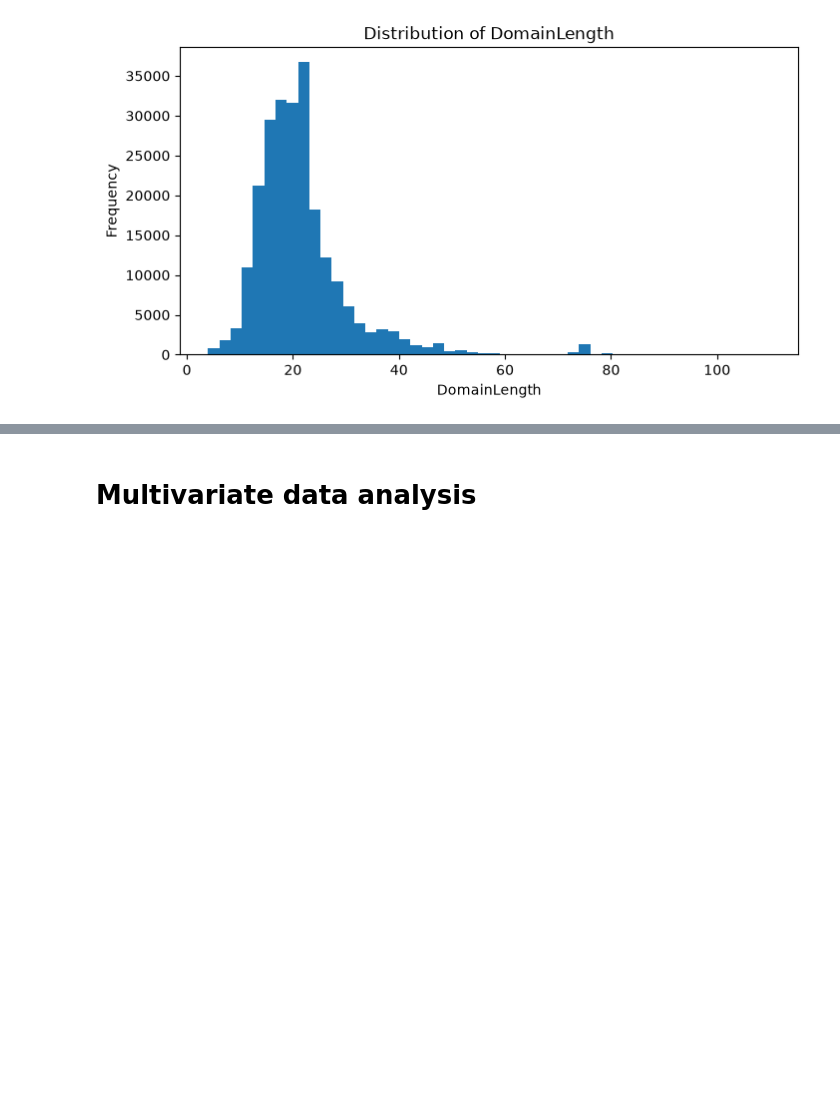
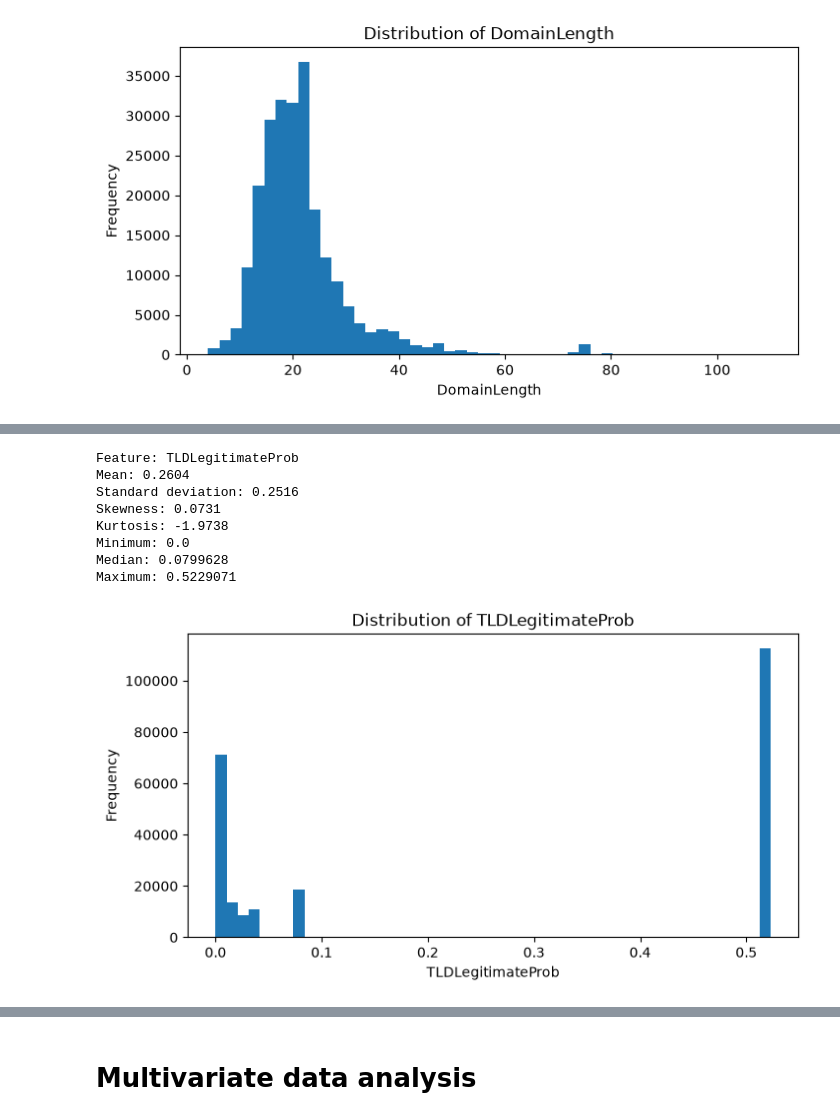
Before and after one commit to luiz-matoso/phiusiil-phishing-analysis, a Jupyter notebook: notebooks/notebook.ipynb, the cells around one changed output, grey strips where cells are left out. Saved outputs shown, nothing was run; the diff lists cells and outputs as text; code cells hidden in the pictures; blank space fills up the shorter version.

```diff
--- a/notebooks/notebook.ipynb
+++ b/notebooks/notebook.ipynb
@@ -245,0 +302,12 @@ Maximum: 110
+# %%
+analyze_numeric_feature("TLDLegitimateProb")
+# %% [output]
+Feature: TLDLegitimateProb
+Mean: 0.2604
+Standard deviation: 0.2516
+Skewness: 0.0731
+Kurtosis: -1.9738
+Minimum: 0.0
+Median: 0.0799628
+Maximum: 0.5229071
+[figure, added]
```
Also changed, not shown: parts of 38 cells of this notebook.
